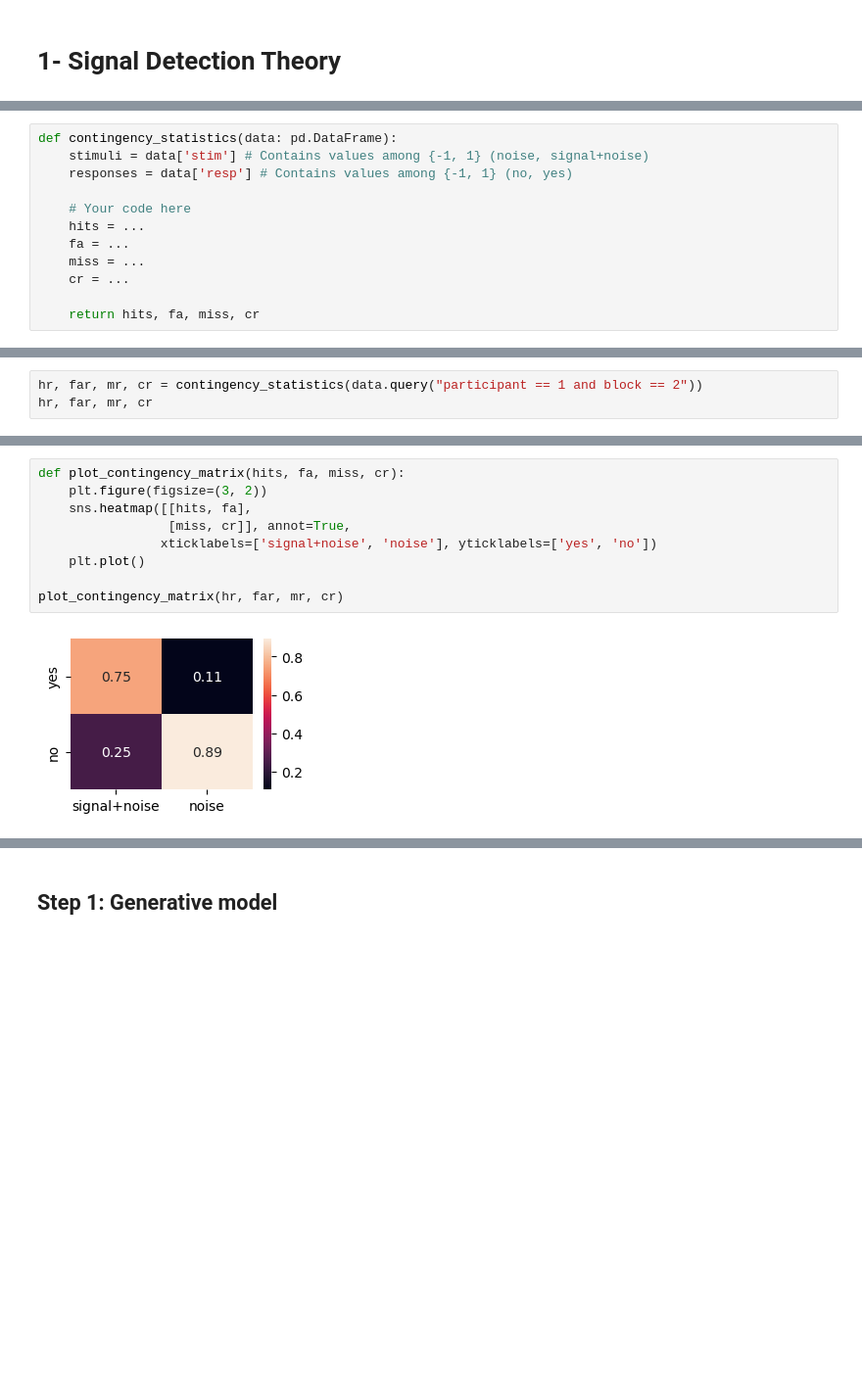
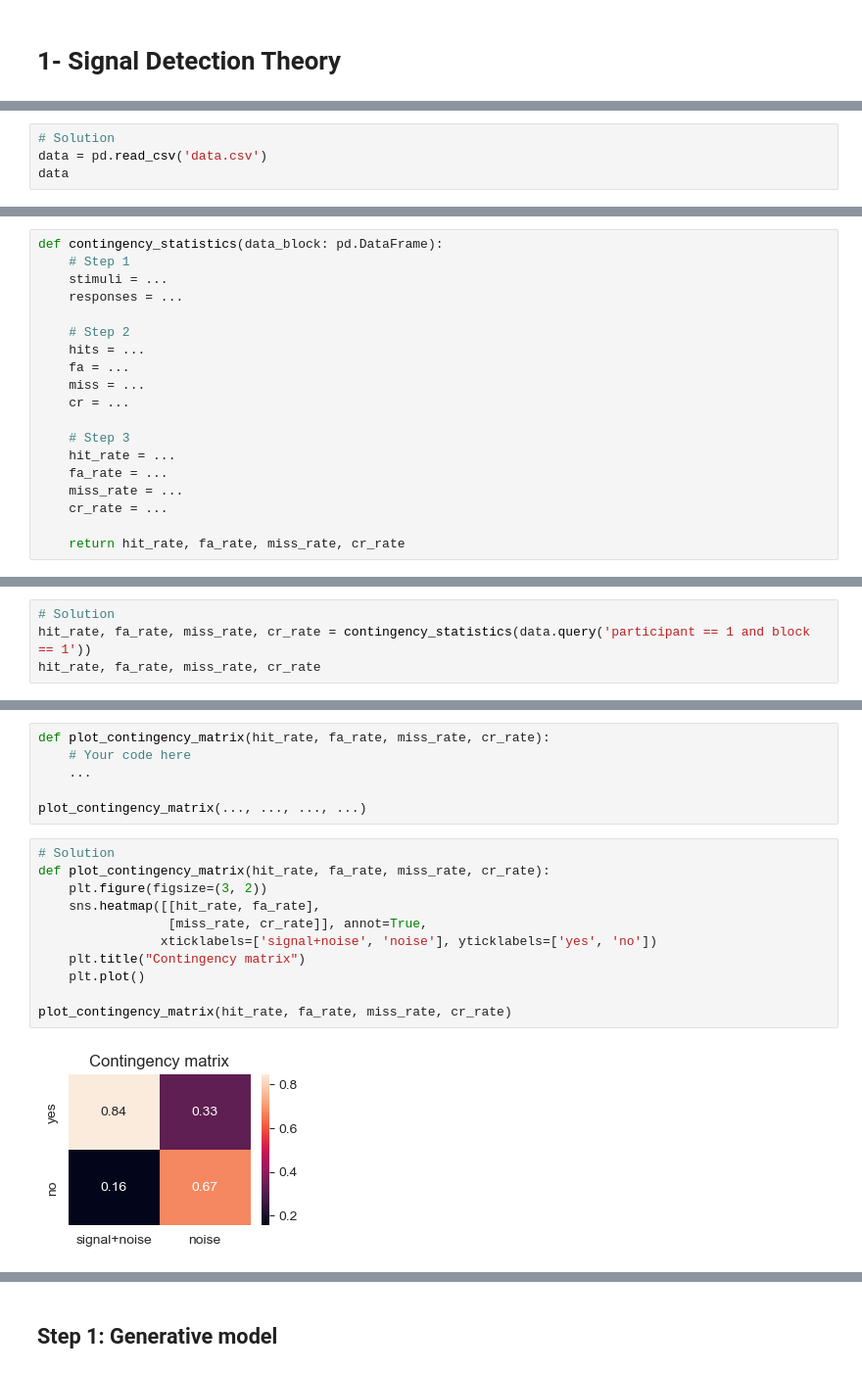
Before and after one commit to easiryne/cognitive-modeling-lab, a Jupyter notebook: TD_3/td3_notebook.ipynb, the cells around one changed output, grey strips where cells are left out. Shown at 98% size. Saved outputs shown, nothing was run; the diff lists cells and outputs as text; blank space fills up the shorter version.

```diff
--- a/TD_3/td3_notebook.ipynb
+++ b/TD_3/td3_notebook.ipynb
@@ -90,0 +71,4 @@ data
+# %%
+# Solution
+data = pd.read_csv('data.csv')
+data
@@ -102,14 +101,21 @@ Use the data of participant 1, block 2.
 # %%
-def contingency_statistics(data: pd.DataFrame):
-    stimuli = data['stim'] # Contains values among {-1, 1} (noise, signal+noise)
-    responses = data['resp'] # Contains values among {-1, 1} (no, yes)
+def contingency_statistics(data_block: pd.DataFrame):
+    # Step 1
+    stimuli = ...
+    responses = ...
 
-    # Your code here
+    # Step 2
     hits = ...
     fa = ...
     miss = ...
     cr = ...
 
-    return hits, fa, miss, cr
+    # Step 3
+    hit_rate = ...
+    fa_rate = ...
+    miss_rate = ...
+    cr_rate = ...
+
+    return hit_rate, fa_rate, miss_rate, cr_rate
 # %%
 # Solution
@@ -135,4 +143,5 @@ Test your function on the first participant, block 2. You should obtain hr=0.75,
 # %%
-hr, far, mr, cr = contingency_statistics(data.query("participant == 1 and block == 2"))
-hr, far, mr, cr
+# Solution
+hit_rate, fa_rate, miss_rate, cr_rate = contingency_statistics(data.query('participant == 1 and block == 1'))
+hit_rate, fa_rate, miss_rate, cr_rate
 # %% [output]
@@ -145,11 +161,19 @@ Plot your rates in a contingency matrix like the one shown in the question above
+# %%
+def plot_contingency_matrix(hit_rate, fa_rate, miss_rate, cr_rate):
+    # Your code here
+    ...
+
+plot_contingency_matrix(..., ..., ..., ...)
 # %%
-def plot_contingency_matrix(hits, fa, miss, cr):
+# Solution
+def plot_contingency_matrix(hit_rate, fa_rate, miss_rate, cr_rate):
     plt.figure(figsize=(3, 2))
-    sns.heatmap([[hits, fa],
-                 [miss, cr]], annot=True,
+    sns.heatmap([[hit_rate, fa_rate],
+                 [miss_rate, cr_rate]], annot=True,
                 xticklabels=['signal+noise', 'noise'], yticklabels=['yes', 'no'])
+    plt.title("Contingency matrix")
     plt.plot()
 
-plot_contingency_matrix(hr, far, mr, cr)
+plot_contingency_matrix(hit_rate, fa_rate, miss_rate, cr_rate)
 # %% [output]
-[figure, old version]
+[figure, new version]
```
Also changed, not shown: parts of 72 cells of this notebook, 3 other files.
